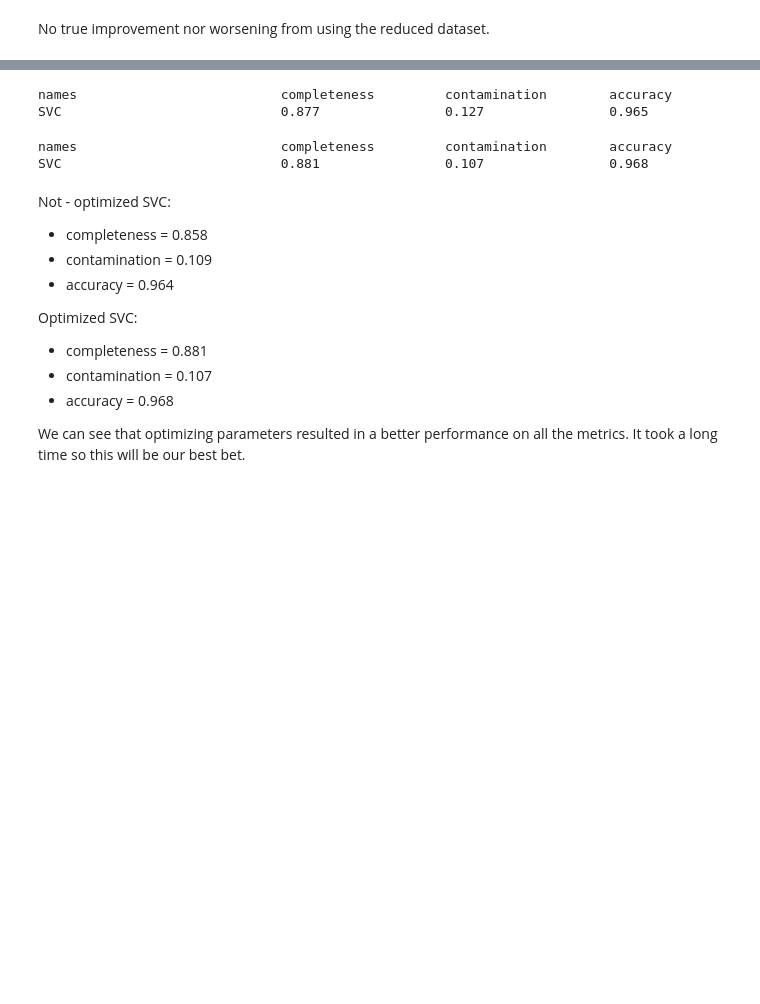
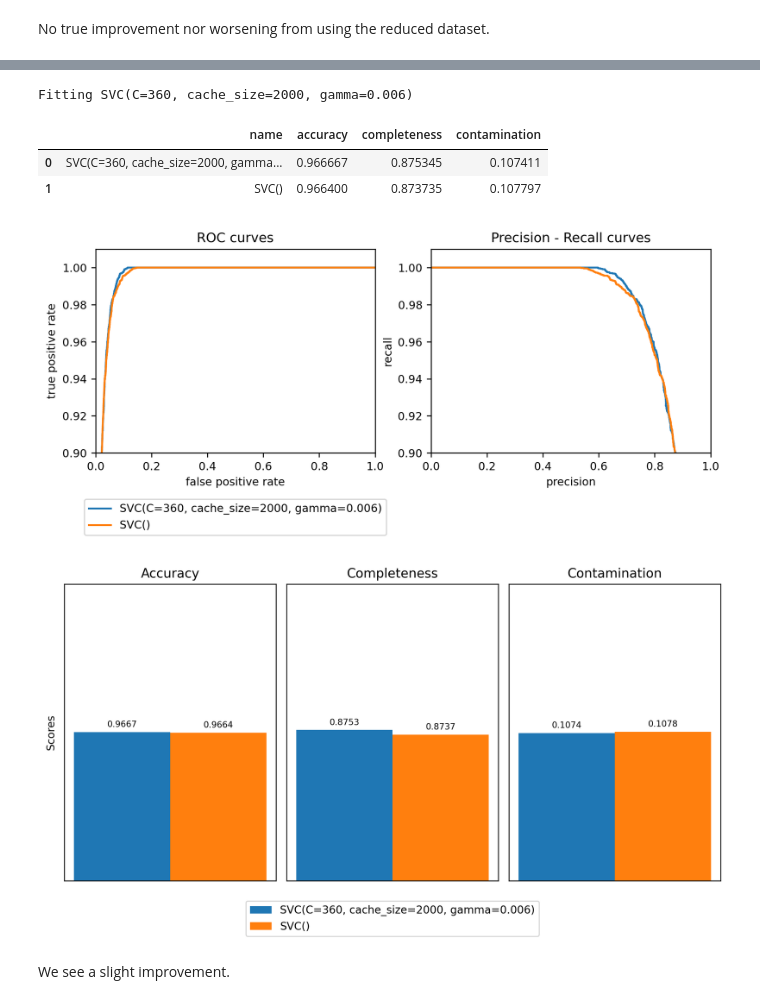
Before and after one commit to FraNob/astrostatistics_bicocca_2022, a Jupyter notebook: working/W20_UPDATED_LIGO_classification.ipynb, the cells around one changed output, grey strips where cells are left out. Drawn from its saved outputs; the diff is of its cells as text; code cells hidden in the pictures; blank space fills up the shorter version.

```diff
--- a/working/W20_UPDATED_LIGO_classification.ipynb
+++ b/working/W20_UPDATED_LIGO_classification.ipynb
@@ -365,12 +373,15 @@ if False:
 
         return metrics_dataframe, params_list
 # %%
-clf_svc_rbf = SVC(kernel='rbf')
-clf_svc_poly = SVC(kernel='poly')
-clf_dtc = DecisionTreeClassifier()
+clf_svc_rbf = SVC(kernel='rbf', cache_size = 2000)
+clf_svc_poly = SVC(kernel='poly', cache_size = 2000)
+clf_svc_sig = SVC(kernel='sigmoid', cache_size = 2000)
+
+clf_dtc = DecisionTreeClassifier(max_depth=7,criterion='entropy')
 clf_rdf = RandomForestClassifier()
 clf_bag = BaggingClassifier(n_jobs=-1)
 clf_ada = AdaBoostClassifier()
 
-classifiers = [clf_svc_rbf, clf_svc_poly, clf_dtc, clf_rdf,clf_bag,clf_ada]
+clf_list = [clf_dtc, clf_rdf, clf_bag, clf_ada]
+svc_list = [clf_svc_rbf, clf_svc_poly, clf_svc_sig ]
 # %%
@@ -691,11 +711,0 @@ gamma = 0.007
-# %%
-ycv_pred = grid.predict(Xcv_test)
-complet = recall_score(ycv_test, ycv_pred)
-contam = 1 - precision_score(ycv_test, ycv_pred)
-accur = accuracy_score(ycv_test, ycv_pred)
-
-print("{:<30} {:<20} {:<20} {:<20}".format('names','completeness', 'contamination', 'accuracy'))
-print("{:<30} {:<20.3f} {:<20.3f} {:<20.3f}".format('SVC', complet, contam, accur))
-# %% [output]
-names                          completeness         contamination        accuracy
-SVC                            0.877                0.127                0.965
@@ -710,22 +712,23 @@ accur = accuracy_score(y_test, y_pred)
-# %%
-print("{:<30} {:<20} {:<20} {:<20}".format('names','completeness', 'contamination', 'accuracy'))
-print("{:<30} {:<20.3f} {:<20.3f} {:<20.3f}".format('SVC', complet, contam, accur))
-# %% [output]
-names                          completeness         contamination        accuracy
-SVC                            0.881                0.107                0.968
-# %% [markdown]
-Not - optimized SVC:
-- completeness = 0.858
-- contamination = 0.109
-- accuracy = 0.964
-
-Optimized SVC:
-- completeness = 0.881
-- contamination = 0.107
-- accuracy = 0.968
-
-We can see that optimizing parameters resulted in a better performance on all the metrics.
-It took a long time so this will be our best bet.
+# %%
+# Now fit the estimator with best params on the whole train set, and evaluate on whole test set.
+
+CV_svc_rbf = SVC(kernel='rbf', cache_size=2000 , C=360, gamma = 0.006 )
+info_svc_rbf_CV = run_classifier(CV_svc_rbf, proba = False )
+# %% [output]
+Fitting SVC(C=360, cache_size=2000, gamma=0.006)
+# %%
+# Compare classifier with cross-validated parameters vs base one
+
+info_list_rbf = [info_svc_rbf_CV] + [svc_info_list[0]]
+a_rbf = compare_classifiers(info_list_rbf)
+# %% [output]
+|  | name | accuracy | completeness | contamination |
+| 0 | SVC(C=360, cache_size=2000, gamma... | 0.966667 | 0.875345 | 0.107411 |
+| 1 | SVC() | 0.966400 | 0.873735 | 0.107797 |
+[figure, added]
+[figure, added]
+# %% [markdown]
+We see a slight improvement.
 # %%
 
 
```
Also changed, not shown: parts of 14 cells of this notebook.
